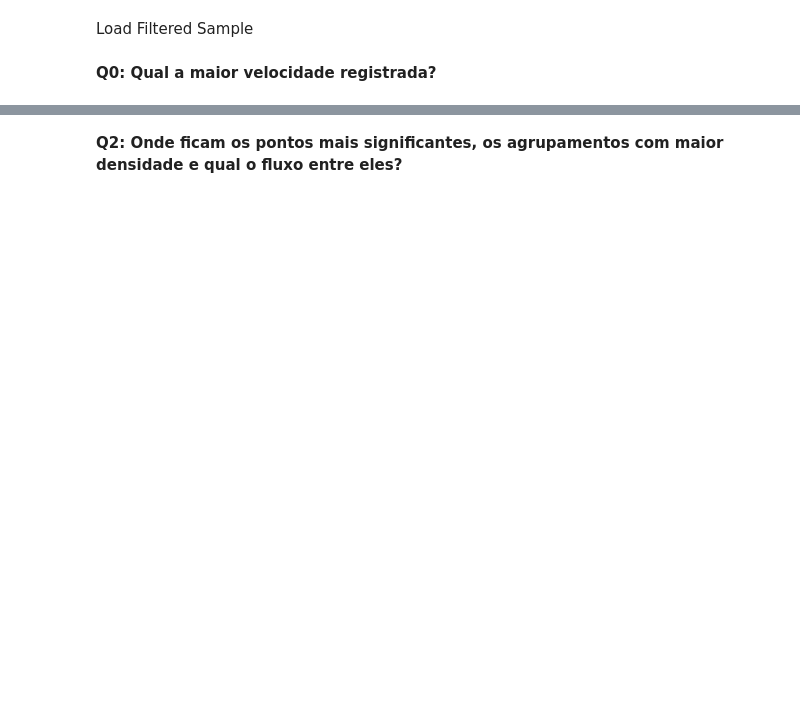
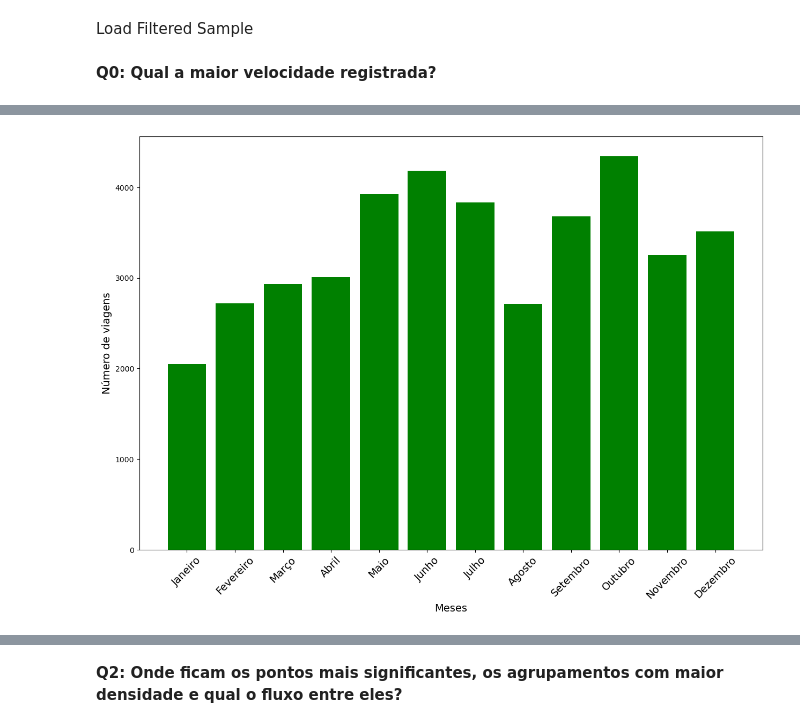
Before and after one commit to edgarsoliveira1/Analisando-e-Entendendo-a-Mobilidade-no-Espaco-Urbano-a-partir-de-Traces-Digitais-Teoria-e-Pratica, a Jupyter notebook: 8_exploração_de_dados.ipynb, the cells around one changed output, grey strips where cells are left out. Cells and saved outputs as stored; diff of their text form; code cells hidden in the pictures; blank space fills up the shorter version.

```diff
--- a/8_exploração_de_dados.ipynb
+++ b/8_exploração_de_dados.ipynb
@@ -43,0 +66,19 @@ filtered_sample['uid'].value_counts().plot(title='Número de pontos para cada ta
+# %%
+chaves_mes = np.arange(1,13)
+nomes_mes = ['Janeiro','Fevereiro', 'Março', 'Abril', 'Maio', 'Junho', 'Julho', 'Agosto', 'Setembro', 'Outubro', 'Novembro', 'Dezembro']
+nomes_dos_meses = dict(zip(chaves_mes, nomes_mes))
+
+plt.figure(figsize=(15,10))
+minhas_cores = 'g'
+ax = plt.bar(filtered_sample.MONTH.value_counts().keys()
+        , filtered_sample.MONTH.value_counts().values
+        , color = minhas_cores)
+plt.xticks(filtered_sample.MONTH.value_counts().keys()
+           , filtered_sample.MONTH.map(nomes_dos_meses).value_counts().keys()
+           , rotation = 45
+           , size = 14)
+plt.xlabel('Meses', size = 14)
+plt.ylabel('Número de viagens', size = 14)
+plt.show()
+# %% [output]
+[figure, added]
```
Also changed, not shown: parts of 9 cells of this notebook.
